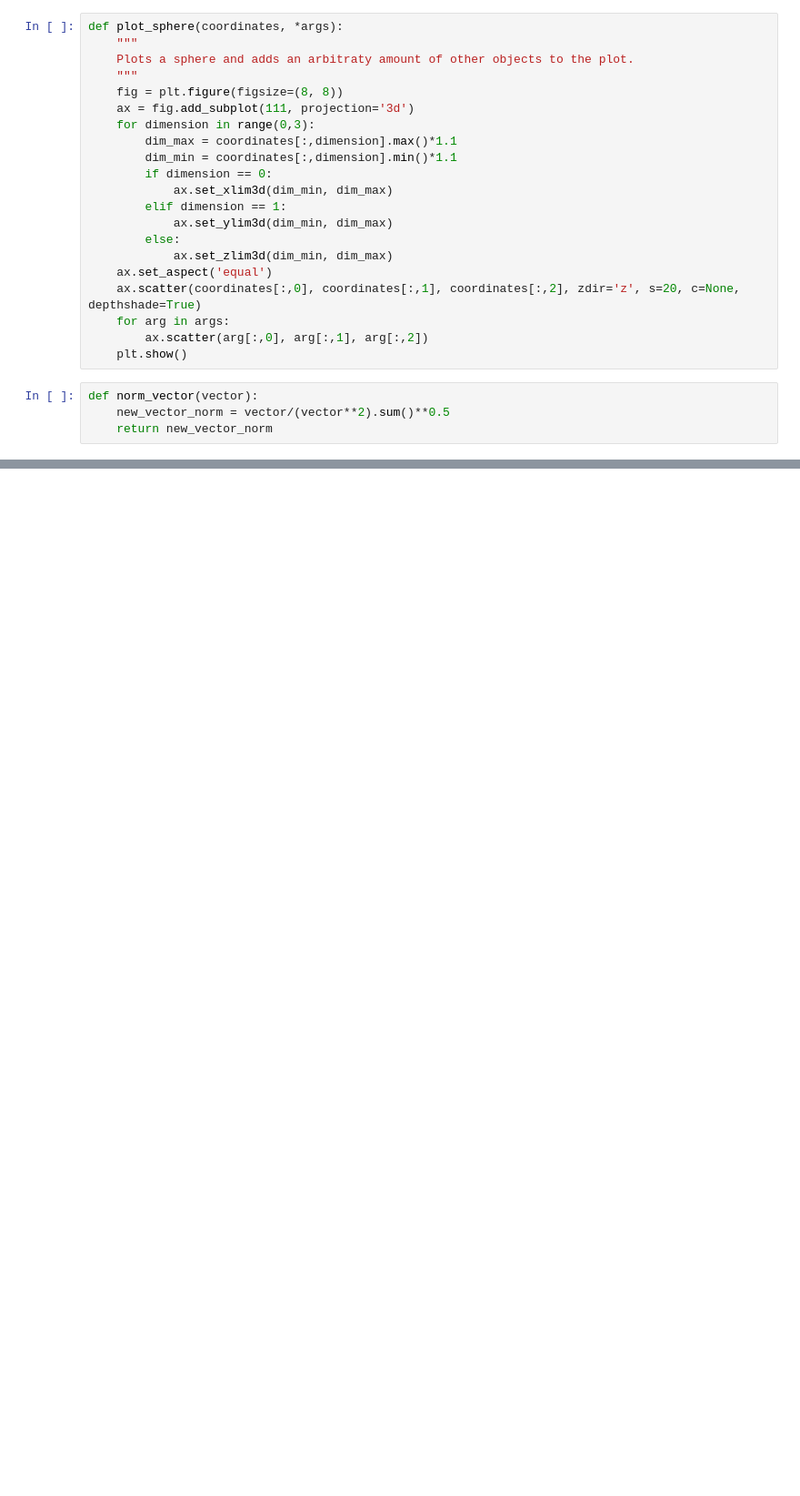
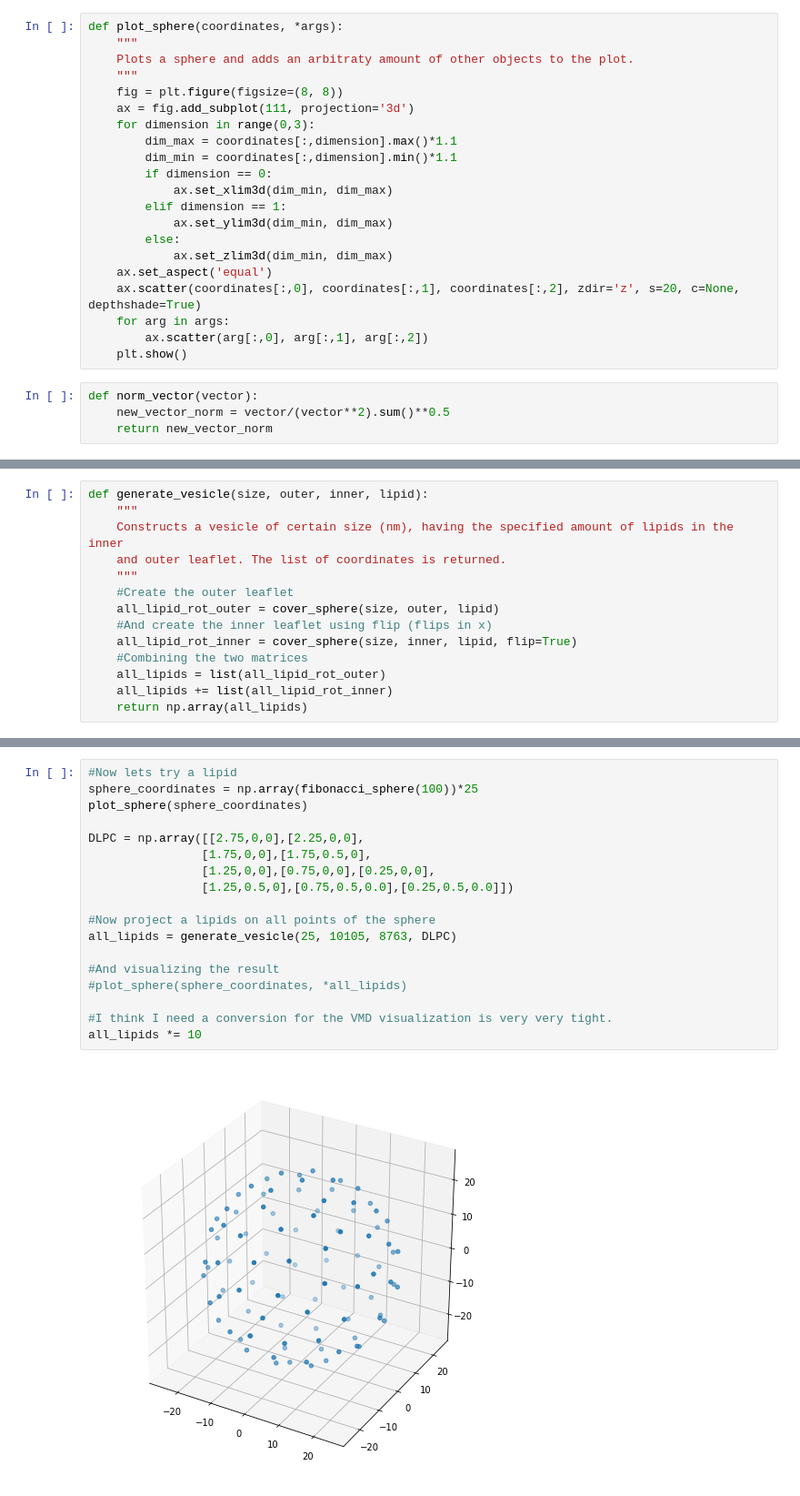
Before and after one commit to BartBruininks/InsaneVesicle, a Jupyter notebook: InsaneVesicle.ipynb, the cells around one changed output, grey strips where cells are left out. Shown at 91% size. Saved outputs shown, nothing was run; the diff lists cells and outputs as text; blank space fills up the shorter version.

```diff
--- a/InsaneVesicle.ipynb
+++ b/InsaneVesicle.ipynb
@@ -268,2 +290,16 @@ def rot_trans_fitting(vector1, vector2, object_3d, plotting = False):
+# %%
+def generate_vesicle(size, outer, inner, lipid):
+    """
+    Constructs a vesicle of certain size (nm), having the specified amount of lipids in the inner
+    and outer leaflet. The list of coordinates is returned.
+    """
+    #Create the outer leaflet
+    all_lipid_rot_outer = cover_sphere(size, outer, lipid)
+    #And create the inner leaflet using flip (flips in x)
+    all_lipid_rot_inner = cover_sphere(size, inner, lipid, flip=True)
+    #Combining the two matrices
+    all_lipids = list(all_lipid_rot_outer)
+    all_lipids += list(all_lipid_rot_inner)
+    return np.array(all_lipids)
 # %%
 #Do the transformation for one cube on the surphase of a sphere.
@@ -286,0 +318,20 @@ plot_sphere(sphere_coordinates, *all_cube_rot)
+# %%
+#Now lets try a lipid
+sphere_coordinates = np.array(fibonacci_sphere(100))*25
+plot_sphere(sphere_coordinates)
+
+DLPC = np.array([[2.75,0,0],[2.25,0,0],
+                [1.75,0,0],[1.75,0.5,0],
+                [1.25,0,0],[0.75,0,0],[0.25,0,0],
+                [1.25,0.5,0],[0.75,0.5,0.0],[0.25,0.5,0.0]])
+
+#Now project a lipids on all points of the sphere
+all_lipids = generate_vesicle(25, 10105, 8763, DLPC)
+
+#And visualizing the result
+#plot_sphere(sphere_coordinates, *all_lipids)
+
+#I think I need a conversion for the VMD visualization is very very tight.
+all_lipids *= 10
+# %% [output]
+[figure, added]
```
Also changed, not shown: parts of 7 cells of this notebook, 1 other file.
